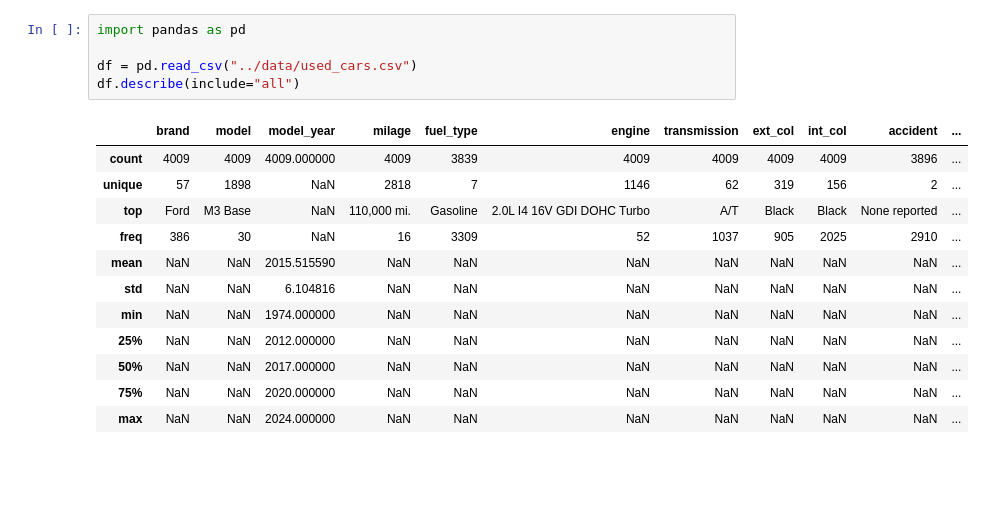
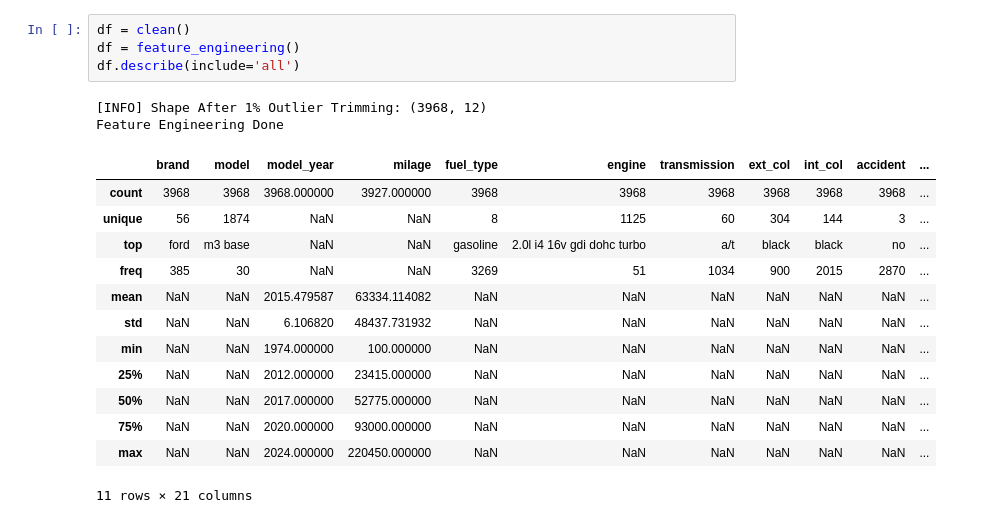
Before and after one commit to RuetGG/regression-ml-model, a Jupyter notebook: notebooks/eda.ipynb, the cells around one changed output. Drawn from its saved outputs; the diff is of its cells as text; blank space fills up the shorter version.

```diff
--- a/notebooks/eda.ipynb
+++ b/notebooks/eda.ipynb
@@ -1,18 +14,20 @@
 # %%
-import pandas as pd
-
-df = pd.read_csv("../data/used_cars.csv")
-df.describe(include="all")
+df = clean()
+df = feature_engineering()
+df.describe(include='all')
 # %% [output]
+[INFO] Shape After 1% Outlier Trimming: (3968, 12)
+Feature Engineering Done
 |  | brand | model | model_year | milage | fuel_type | engine | transmission | ext_col | int_col | accident | ... |
-| count | 4009 | 4009 | 4009.000000 | 4009 | 3839 | 4009 | 4009 | 4009 | 4009 | 3896 | ... |
-| unique | 57 | 1898 | NaN | 2818 | 7 | 1146 | 62 | 319 | 156 | 2 | ... |
-| top | Ford | M3 Base | NaN | 110,000 mi. | Gasoline | 2.0L I4 16V GDI DOHC Turbo | A/T | Black | Black | None reported | ... |
-| freq | 386 | 30 | NaN | 16 | 3309 | 52 | 1037 | 905 | 2025 | 2910 | ... |
-| mean | NaN | NaN | 2015.515590 | NaN | NaN | NaN | NaN | NaN | NaN | NaN | ... |
-| std | NaN | NaN | 6.104816 | NaN | NaN | NaN | NaN | NaN | NaN | NaN | ... |
-| min | NaN | NaN | 1974.000000 | NaN | NaN | NaN | NaN | NaN | NaN | NaN | ... |
-| 25% | NaN | NaN | 2012.000000 | NaN | NaN | NaN | NaN | NaN | NaN | NaN | ... |
-| 50% | NaN | NaN | 2017.000000 | NaN | NaN | NaN | NaN | NaN | NaN | NaN | ... |
-| 75% | NaN | NaN | 2020.000000 | NaN | NaN | NaN | NaN | NaN | NaN | NaN | ... |
-| max | NaN | NaN | 2024.000000 | NaN | NaN | NaN | NaN | NaN | NaN | NaN | ... |
+| count | 3968 | 3968 | 3968.000000 | 3927.000000 | 3968 | 3968 | 3968 | 3968 | 3968 | 3968 | ... |
+| unique | 56 | 1874 | NaN | NaN | 8 | 1125 | 60 | 304 | 144 | 3 | ... |
+| top | ford | m3 base | NaN | NaN | gasoline | 2.0l i4 16v gdi dohc turbo | a/t | black | black | no | ... |
+| freq | 385 | 30 | NaN | NaN | 3269 | 51 | 1034 | 900 | 2015 | 2870 | ... |
+| mean | NaN | NaN | 2015.479587 | 63334.114082 | NaN | NaN | NaN | NaN | NaN | NaN | ... |
+| std | NaN | NaN | 6.106820 | 48437.731932 | NaN | NaN | NaN | NaN | NaN | NaN | ... |
+| min | NaN | NaN | 1974.000000 | 100.000000 | NaN | NaN | NaN | NaN | NaN | NaN | ... |
+| 25% | NaN | NaN | 2012.000000 | 23415.000000 | NaN | NaN | NaN | NaN | NaN | NaN | ... |
+| 50% | NaN | NaN | 2017.000000 | 52775.000000 | NaN | NaN | NaN | NaN | NaN | NaN | ... |
+| 75% | NaN | NaN | 2020.000000 | 93000.000000 | NaN | NaN | NaN | NaN | NaN | NaN | ... |
+| max | NaN | NaN | 2024.000000 | 220450.000000 | NaN | NaN | NaN | NaN | NaN | NaN | ... |
+11 rows × 21 columns
```
Also changed, not shown: parts of 14 cells of this notebook, 8 other files.
